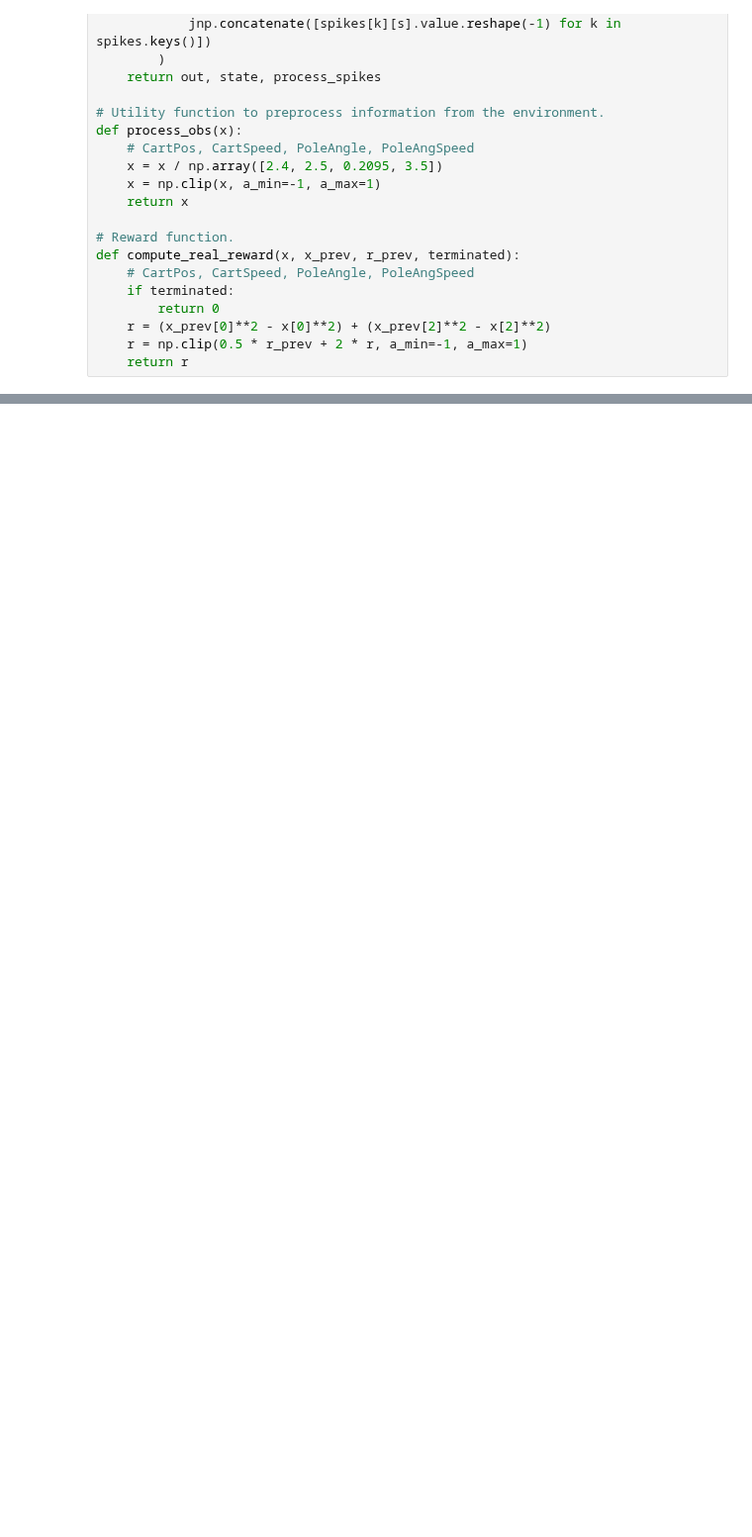
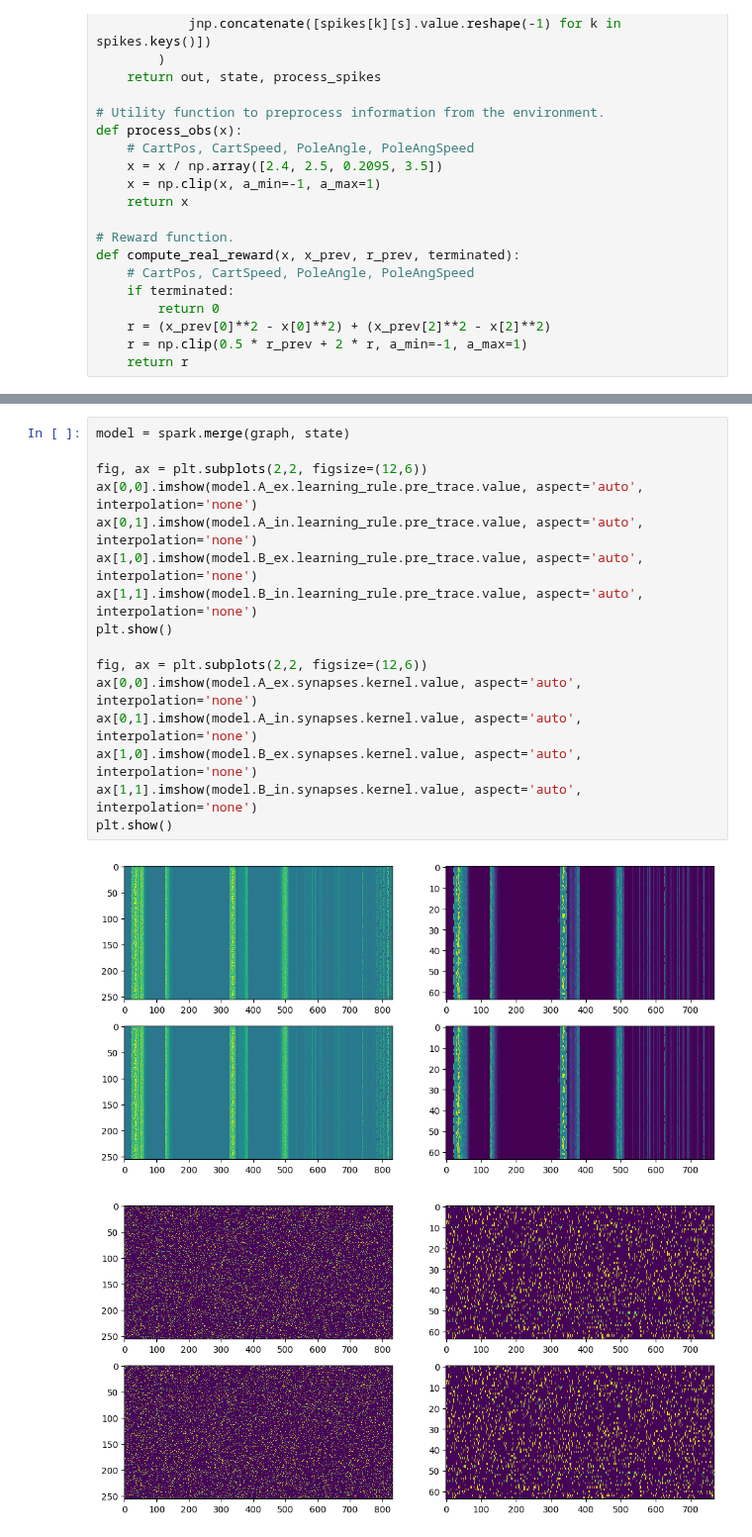
Before and after one commit to Nogarx/Spark, a Jupyter notebook: dev_tmp_files/cartpole.ipynb, the cells around one changed output, grey strips where cells are left out. Shown at 99% size. Cells and saved outputs as stored; diff of their text form; blank space fills up the shorter version.

```diff
--- a/dev_tmp_files/cartpole.ipynb
+++ b/dev_tmp_files/cartpole.ipynb
@@ -120,0 +444,19 @@ for i in tqdm(range(TRAIN_EPOCHES)):
+# %%
+model = spark.merge(graph, state)
+
+fig, ax = plt.subplots(2,2, figsize=(12,6))
+ax[0,0].imshow(model.A_ex.learning_rule.pre_trace.value, aspect='auto', interpolation='none')
+ax[0,1].imshow(model.A_in.learning_rule.pre_trace.value, aspect='auto', interpolation='none')
+ax[1,0].imshow(model.B_ex.learning_rule.pre_trace.value, aspect='auto', interpolation='none')
+ax[1,1].imshow(model.B_in.learning_rule.pre_trace.value, aspect='auto', interpolation='none')
+plt.show()
+
+fig, ax = plt.subplots(2,2, figsize=(12,6))
+ax[0,0].imshow(model.A_ex.synapses.kernel.value, aspect='auto', interpolation='none')
+ax[0,1].imshow(model.A_in.synapses.kernel.value, aspect='auto', interpolation='none')
+ax[1,0].imshow(model.B_ex.synapses.kernel.value, aspect='auto', interpolation='none')
+ax[1,1].imshow(model.B_in.synapses.kernel.value, aspect='auto', interpolation='none')
+plt.show()
+# %% [output]
+[figure, added]
+[figure, added]
```
Also changed, not shown: parts of 11 cells of this notebook, 16 other files.
